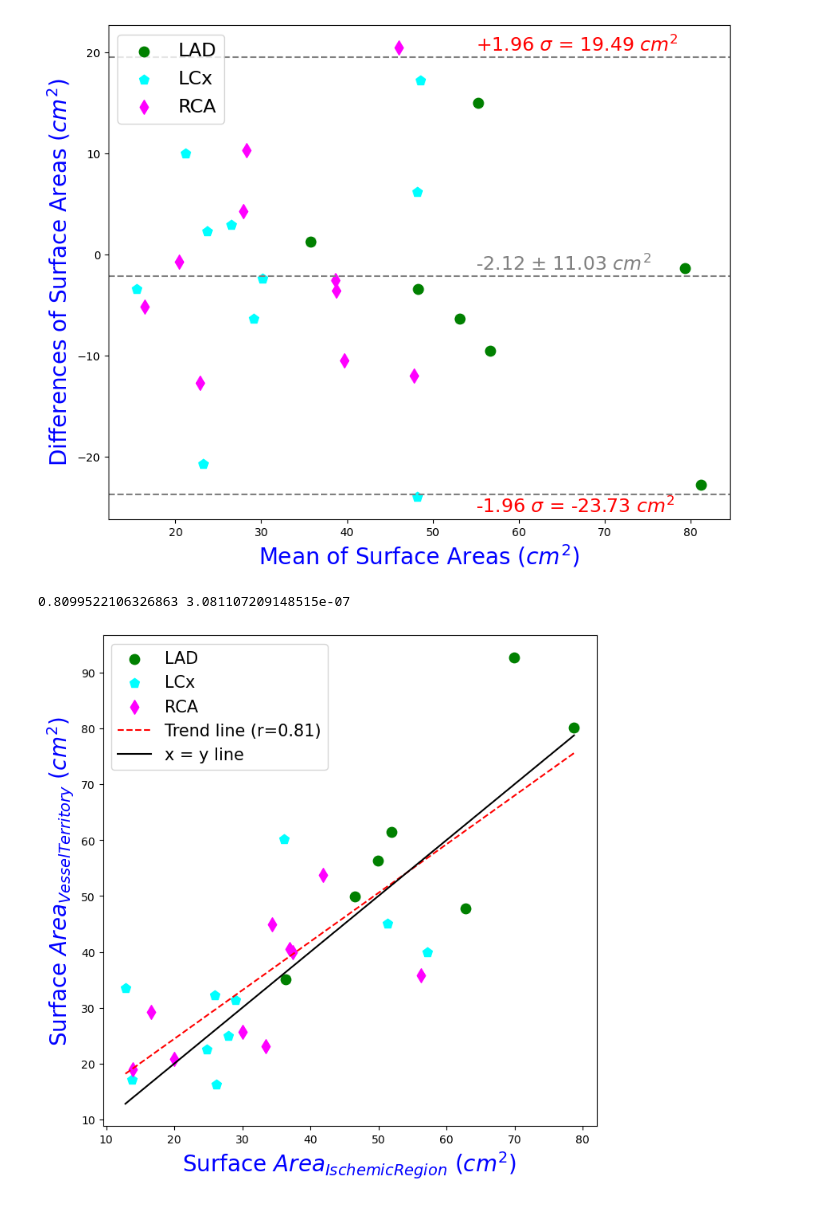
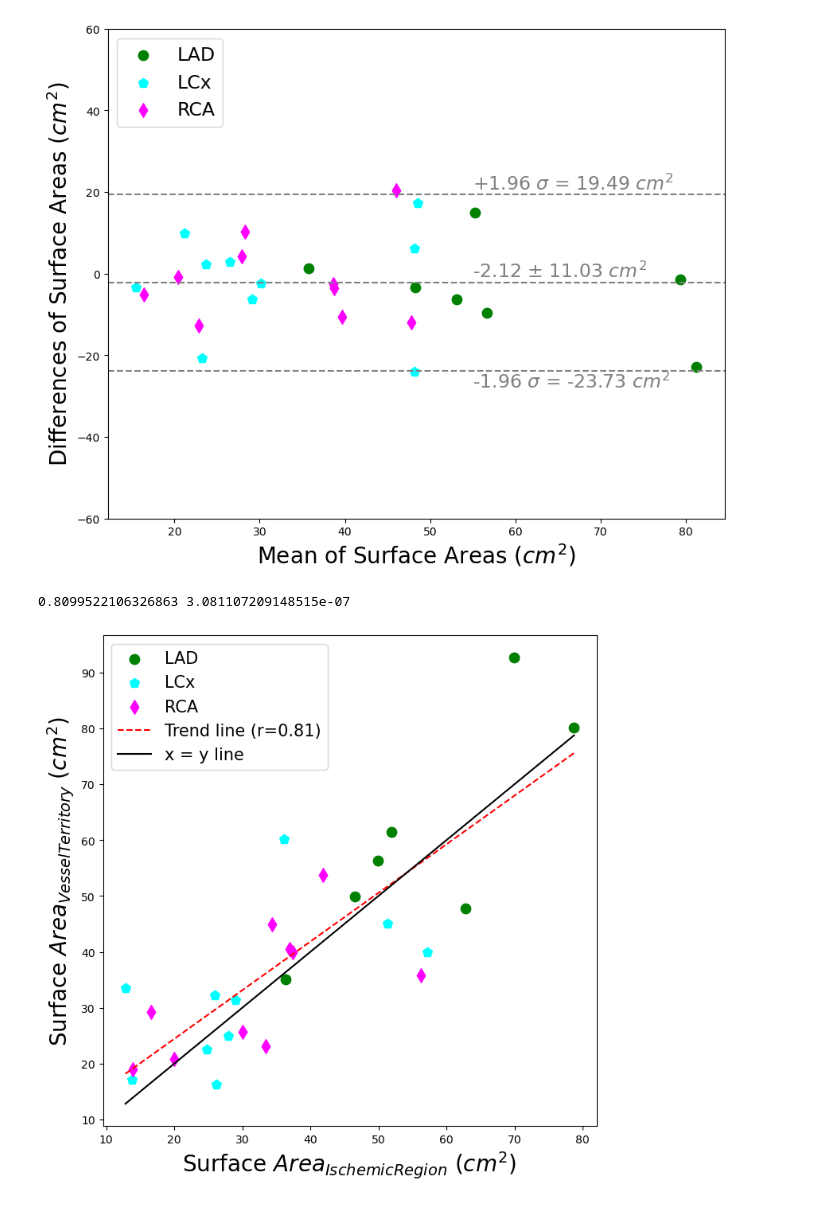
Before and after one commit to aseresti/Tessellation, a Jupyter notebook: Tessellation/Statistical_Analysis/Stats.ipynb, the cells around one changed output. Cells and saved outputs as stored; diff of their text form; code cells hidden in the pictures.

Commit message:
Update plots

```diff
--- a/Tessellation/Statistical_Analysis/Stats.ipynb
+++ b/Tessellation/Statistical_Analysis/Stats.ipynb
@@ -10,7 +10,7 @@ surface_territory = np.array([47.74, 40.51, 24.97, 17.17, 25.72, 22.51, 80.07, 2
 surface_ischemic = np.array([62.77, 36.97, 27.94, 13.74, 30.01, 24.82, 78.75, 16.54, 56.23, 49.94, 25.98, 36.38, 37.37, 12.81, 36.17, 28.97, 57.18, 51.28, 51.87, 69.88, 13.84, 41.84, 34.39, 33.42, 46.5, 20.01, 26.18])
 
 xlabel, ylabel = (r"Mean of Surface Areas ($cm^2$)", r"Differences of Surface Areas ($cm^2$)")
-font1 = {'color':'blue','size':20}
+font1 = {'color':'black','size':20}
 font2 = {'family':'serif','color':'black','size':15}
 
 RCA_ter = np.array([40.51, 25.72, 29.22, 35.74, 39.9, 18.97, 53.79, 44.9, 23.14, 20.76])
@@ -29,36 +29,37 @@ mean_LAD = np.mean([LAD_isc, LAD_ter], axis = 0)
 diff_LAD = LAD_isc - LAD_ter
 
 A = np.asarray(surface_ischemic)
 B = np.asarray(surface_territory)
 mean = np.mean([A, B], axis = 0)
 diff = A - B
 md = np.mean(diff) # Mean of difference
 sd = np.std(diff, axis = 0) #standard deviation of difference
 
 plt.figure(figsize=(10,8))
 #plt.scatter(mean, diff)
 plt.scatter(mean_LAD, diff_LAD, color = 'green', label = "LAD", s=80)
 plt.scatter(mean_LCx, diff_LCx, color = 'cyan', label = "LCx", marker = "p", s=80)
 plt.scatter(mean_RCA, diff_RCA, color = 'magenta', label = "RCA", marker = 'd', s=80)
 
 loa_upper = md + 1.96*sd
 loa_lower = md - 1.96*sd
 
-plt.text(55, loa_upper + 0.2, f'+1.96 $\sigma$ = {loa_upper:.2f} $cm^2$', color='red', va='bottom', fontsize = 17)
-plt.text(55, loa_lower - 0.2, f'-1.96 $\sigma$ = {loa_lower:.2f} $cm^2$', color='red', va='top',  fontsize = 17)
+plt.text(55, loa_upper + 0.2, f'+1.96 $\sigma$ = {loa_upper:.2f} $cm^2$', color='gray', va='bottom', fontsize = 17)
+plt.text(55, loa_lower - 0.2, f'-1.96 $\sigma$ = {loa_lower:.2f} $cm^2$', color='gray', va='top',  fontsize = 17)
 plt.text(55, md + 0.2, f'{md:.2f} $\pm$ {sd:.2f} $cm^2$', color='gray', va='bottom',  fontsize = 17)
 
 
 plt.axhline(md, color='gray', linestyle='--')
 plt.axhline(loa_upper, color='gray', linestyle='--')
 plt.axhline(loa_lower, color='gray', linestyle='--')
 plt.xlabel(xlabel, fontdict=font1)
 plt.ylabel(ylabel, fontdict=font1)
+plt.ylim(-60, 60)
 plt.legend(loc='upper left', fontsize = 17)
 #plt.title("Bland Altman")
 plt.show()
 # %% [output]
-[figure, old version]
+[figure, new version]
 # %%
 #Scatter Plot
 
@@ -99,4 +100,4 @@ plt.legend(fontsize = 15)
 plt.show()
 # %% [output]
 0.8099522106326863 3.081107209148515e-07
-[figure, old version]
+[figure, new version]
```
